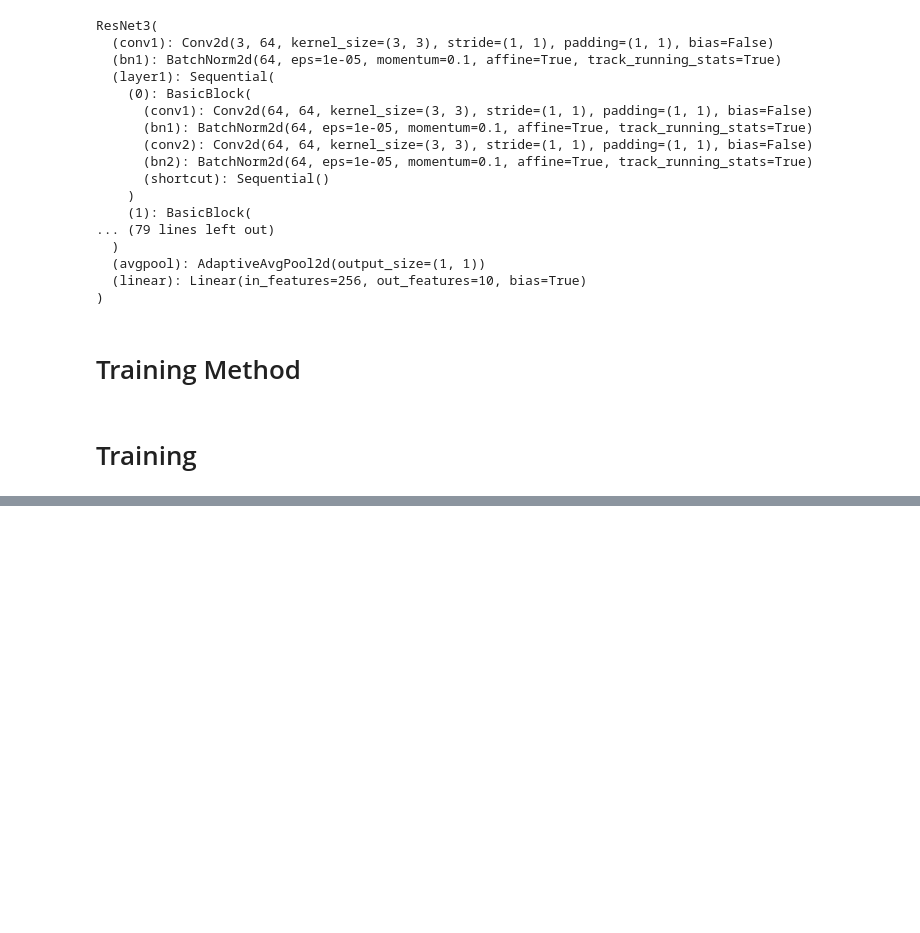
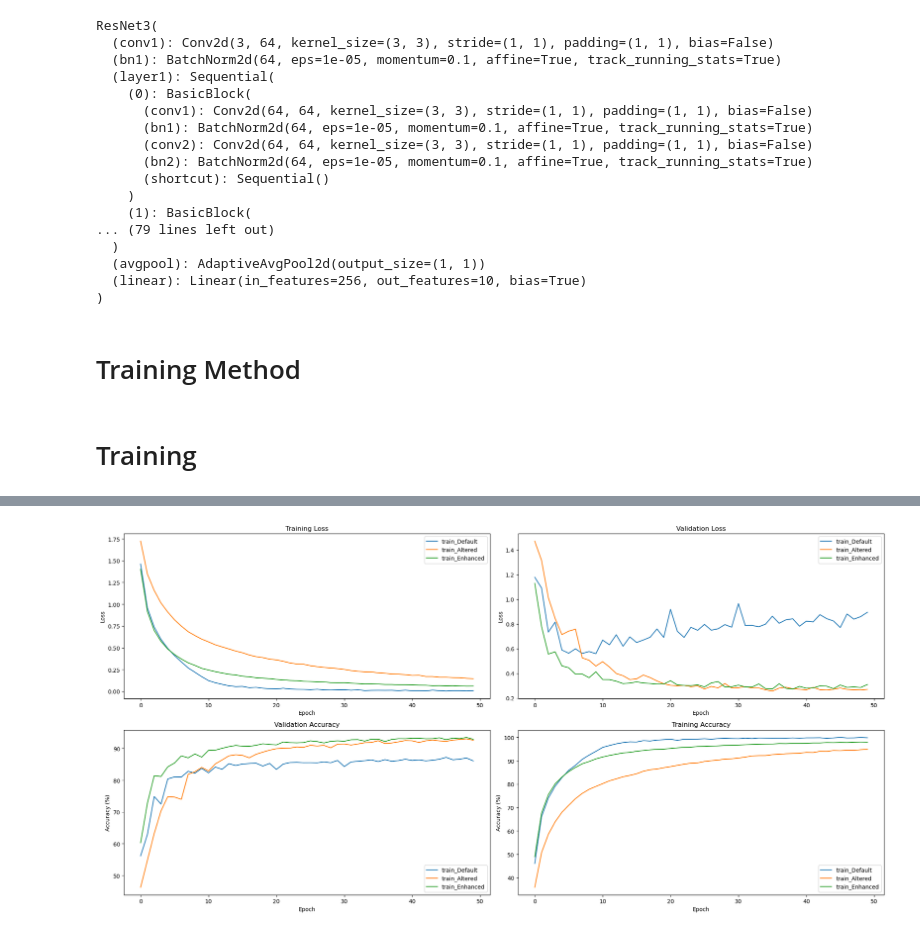
Before and after one commit to matzefit/DL_Sp24_Miniproject, a Jupyter notebook: scriptDataAlterationTest.ipynb, the cells around one changed output, grey strips where cells are left out. Cells and saved outputs as stored; diff of their text form; code cells hidden in the pictures; blank space fills up the shorter version.

```diff
--- a/scriptDataAlterationTest.ipynb
+++ b/scriptDataAlterationTest.ipynb
@@ -347,0 +343,43 @@ Resnet3_443 with train_Enhanced - Execution time: 3157.69 seconds
+# %%
+plt.figure(figsize=(20, 10))
+
+# Training Loss
+plt.subplot(2, 2, 1)
+for name, metrics in all_metrics.items():
+    plt.plot(metrics['train_losses'], label=name)
+plt.title('Training Loss')
+plt.xlabel('Epoch')
+plt.ylabel('Loss')
+plt.legend()
+
+# Validation Loss
+plt.subplot(2, 2, 2)
+for name, metrics in all_metrics.items():
+    plt.plot(metrics['valid_losses'], label=name)
+plt.title('Validation Loss')
+plt.xlabel('Epoch')
+plt.ylabel('Loss')
+plt.legend()
+
+# Validation Accuracy
+plt.subplot(2, 2, 3)
+for name, metrics in all_metrics.items():
+    plt.plot(metrics['valid_accuracies'], label=name)
+plt.title('Validation Accuracy')
+plt.xlabel('Epoch')
+plt.ylabel('Accuracy (%)')
+plt.legend()
+
+# Training Accuracy
+plt.subplot(2, 2, 4)
+for name, metrics in all_metrics.items():
+    plt.plot(metrics['train_accuracies'], label=name)
+plt.title('Training Accuracy')
+plt.xlabel('Epoch')
+plt.ylabel('Accuracy (%)')
+plt.legend()
+
+plt.tight_layout()
+plt.show()
+# %% [output]
+[figure, added]
```
Also changed, not shown: parts of 3 cells of this notebook, 6 other files.
